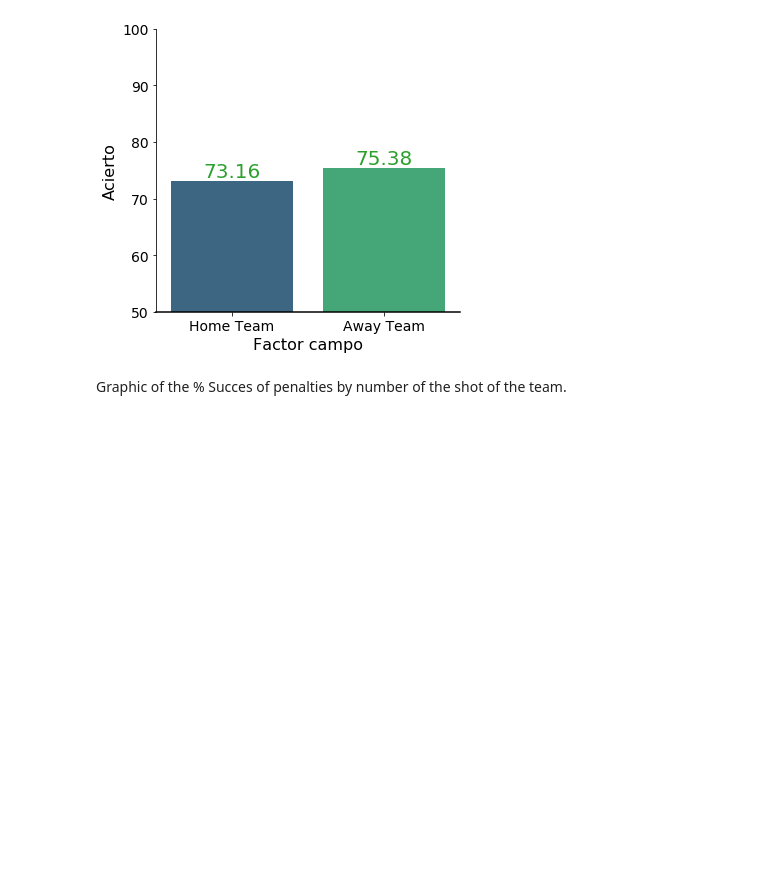
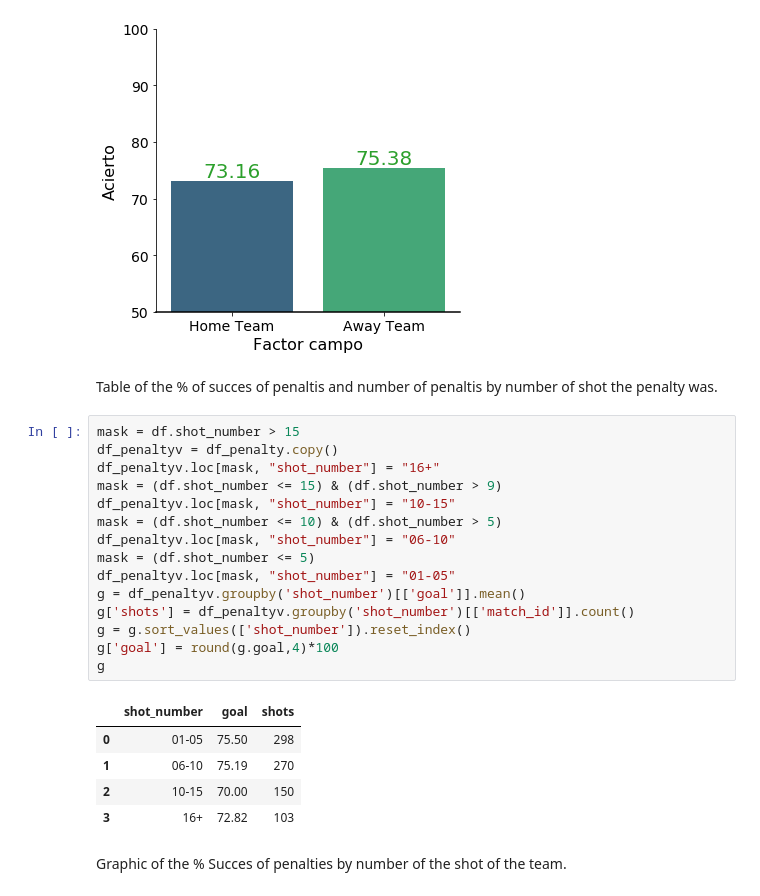
Before and after one commit to SergiRuizUNIR/TFG, a Jupyter notebook: 10_Resumen_&_Subdatatsets.ipynb, the cells around one changed output. Cells and saved outputs as stored; diff of their text form; blank space fills up the shorter version.

```diff
--- a/10_Resumen_&_Subdatatsets.ipynb
+++ b/10_Resumen_&_Subdatatsets.ipynb
@@ -825,6 +867,29 @@ fig = plt.gcf()
 fig.set_size_inches(5, 5)
 # %% [output]
 [figure]
+# %% [markdown]
+Table of the % of succes of penaltis and number of penaltis by number of shot the penalty was.
+# %%
+mask = df.shot_number > 15
+df_penaltyv = df_penalty.copy()
+df_penaltyv.loc[mask, "shot_number"] = "16+"
+mask = (df.shot_number <= 15) & (df.shot_number > 9)
+df_penaltyv.loc[mask, "shot_number"] = "10-15"
+mask = (df.shot_number <= 10) & (df.shot_number > 5)
+df_penaltyv.loc[mask, "shot_number"] = "06-10"
+mask = (df.shot_number <= 5)
+df_penaltyv.loc[mask, "shot_number"] = "01-05"
+g = df_penaltyv.groupby('shot_number')[['goal']].mean()
+g['shots'] = df_penaltyv.groupby('shot_number')[['match_id']].count()
+g = g.sort_values(['shot_number']).reset_index()
+g['goal'] = round(g.goal,4)*100
+g
+# %% [output]
+|  | shot_number | goal | shots |
+| 0 | 01-05 | 75.50 | 298 |
+| 1 | 06-10 | 75.19 | 270 |
+| 2 | 10-15 | 70.00 | 150 |
+| 3 | 16+ | 72.82 | 103 |
 # %% [markdown]
 Graphic of the % Succes of penalties by number of the shot of the team.
 # %%
```
Also changed, not shown: parts of 9 cells of this notebook.
